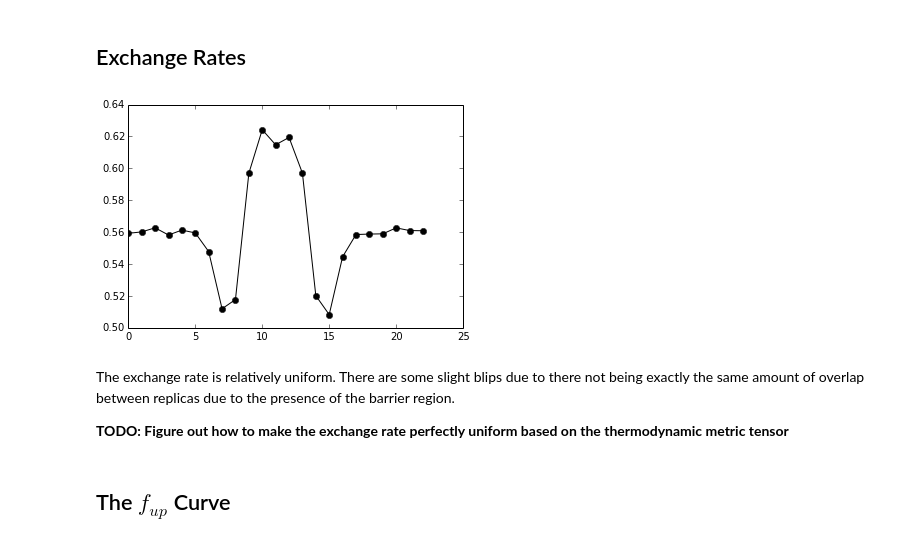
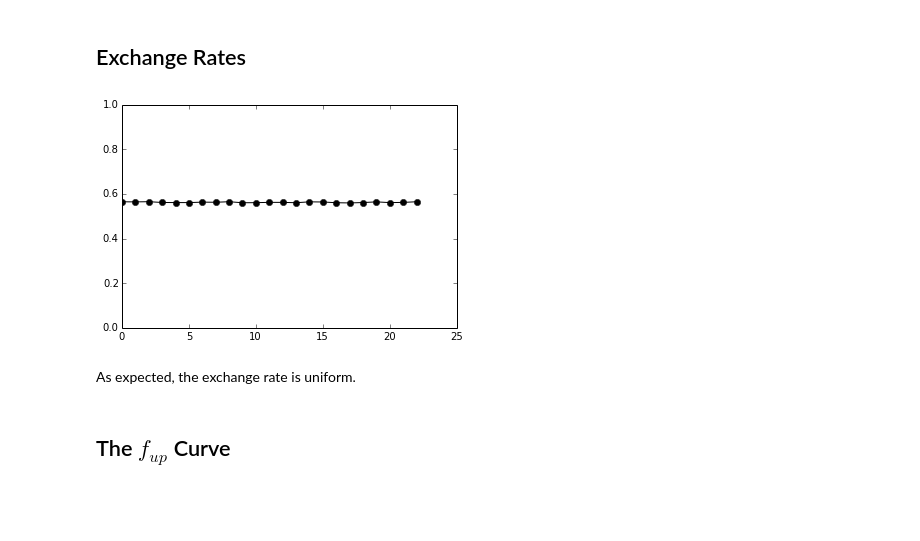
Before and after one commit to jlmaccal/remd_explore, a Jupyter notebook: 2d_remd.ipynb, the cells around one changed output. Saved outputs shown, nothing was run; the diff lists cells and outputs as text; code cells hidden in the pictures; blank space fills up the shorter version.

Commit message:
Made acceptance rates uniform

```diff
--- a/2d_remd.ipynb
+++ b/2d_remd.ipynb
@@ -40,0 +99,12 @@ We are doing umbrella sampling along the y-axis, but there is a barrier along th
+# %%
+def compute_rate(centers, k, barrier_height):
+    # we add the start and end points to the list of centers
+    centers = list(centers)
+    centers = [100.] + centers + [700.]
+    acc = []
+    for c1, c2 in zip(centers[:-1], centers[1:]):
+        a = compute_acc(c1, c2, k, barrier_height)
+        acc.append(a)
+    acc = np.array(acc)
+    r = acc ** -4
+    return np.sum(r)
@@ -40,0 +113,4 @@ We are doing umbrella sampling along the y-axis, but there is a barrier along th
+# %%
+starting_centers = np.linspace(100, 700, 24)
+starting_centers = starting_centers[1:-1]
+%time print compute_rate(starting_centers, 0.001, 0.)
@@ -40,0 +121,6 @@ We are doing umbrella sampling along the y-axis, but there is a barrier along th
+# %%
+# warning this is pretty slow
+centers_nobarrier = list(scipy.optimize.fmin_bfgs(compute_rate, starting_centers, args=(0.001, 0.), maxiter=25))
+centers_nobarrier = [100.] + centers_nobarrier + [700.]
+print starting_centers
+print centers_nobarrier
@@ -301,6 +417,5 @@ Now we'll run an umbrella sampling / Hamiltonian REMD simulation where there is
 # %%
-centers = np.linspace(100, 700, 24)
-parms = [UmbrellaParam(x, 0.001) for x in centers]
+parms = [UmbrellaParam(x, 0.001) for x in centers_nobarrier]
 
 def num_copies(center):
     if center >= 300 and center <= 500:
@@ -308,7 +423,7 @@ def num_copies(center):
     else:
         return 1
 
-states = [[State((50 if c < 400 else 150, c)) for i in range(num_copies(c))] for c in centers]
+states = [[State((50 if c < 400 else 150, c)) for i in range(num_copies(c))] for c in centers_nobarrier]
 ladder1 = Ladder(parms, states, functools.partial(make_energy, 0.0), width, height)
 # %% [markdown]
 Let's generate some samples. The Cython voodoo gets from 10 minutes to about 50 seconds for this.
@@ -355,16 +470,15 @@ Overall, the replicas are able traverse the ladder efficiently. The behavior loo
 ## Exchange Rates
 # %%
 def plot_accept(ladder, color='k-o'):
-    pp.plot(ladder.compute_acceptance(), color);
+    pp.plot(ladder.compute_acceptance(), color)
+    pp.ylim(0, 1)
 
 
 plot_accept(ladder1)
 # %% [output]
-[figure, old version]
+[figure, new version]
-# %% [markdown]
-The exchange rate is relatively uniform. There are some slight blips due to there not being exactly the same amount of overlap between replicas due to the presence of the barrier region.
-
-**TODO: Figure out how to make the exchange rate perfectly uniform based on the thermodynamic metric tensor**
+# %% [markdown]
+As expected, the exchange rate is uniform.
 # %% [markdown]
 ## The $f_{up}$ Curve
 # %%
```
Also changed, not shown: parts of 41 cells of this notebook.
